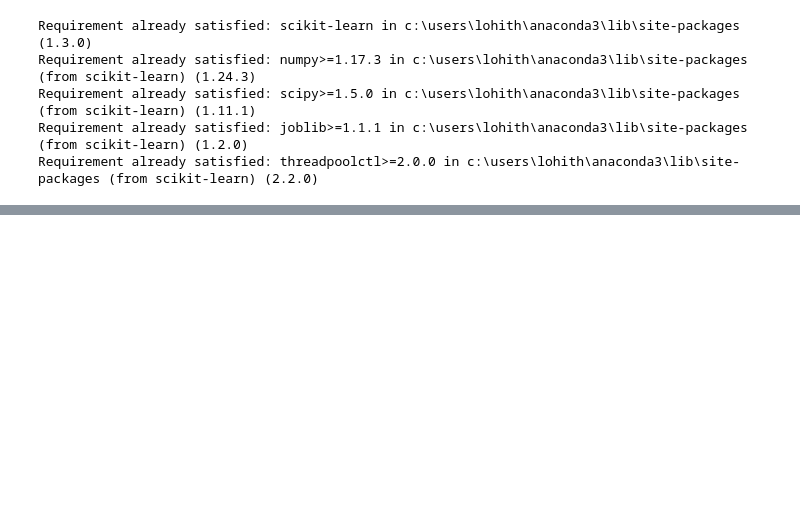
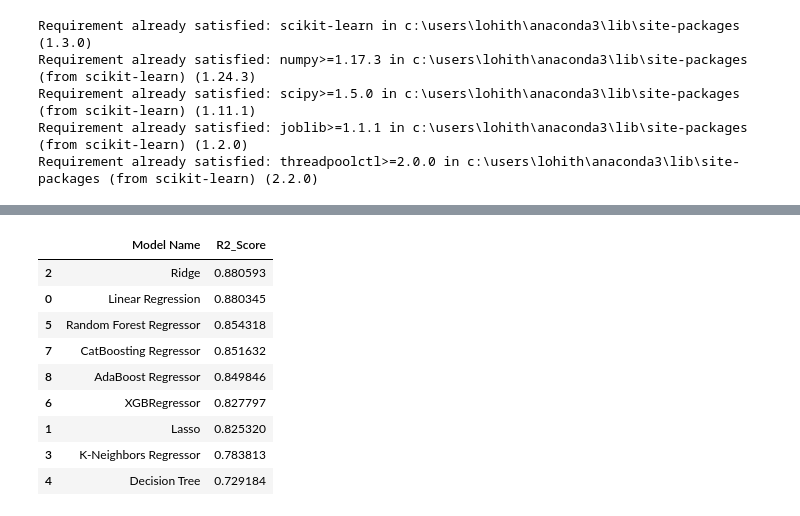
Before and after one commit to lohith-89/ml, a Jupyter notebook: notebook/Model Training.ipynb, the cells around one changed output, grey strips where cells are left out. Cells and saved outputs as stored; diff of their text form; code cells hidden in the pictures; blank space fills up the shorter version.

```diff
--- a/notebook/Model Training.ipynb
+++ b/notebook/Model Training.ipynb
@@ -28,0 +177,13 @@ ModuleNotFoundError: No module named 'sklearn'
+# %%
+pd.DataFrame(list(zip(model_list, r2_list)), columns=['Model Name', 'R2_Score']).sort_values(by=["R2_Score"],ascending=False)
+# %% [output]
+|  | Model Name | R2_Score |
+| 2 | Ridge | 0.880593 |
+| 0 | Linear Regression | 0.880345 |
+| 5 | Random Forest Regressor | 0.854318 |
+| 7 | CatBoosting Regressor | 0.851632 |
+| 8 | AdaBoost Regressor | 0.849846 |
+| 6 | XGBRegressor | 0.827797 |
+| 1 | Lasso | 0.825320 |
+| 3 | K-Neighbors Regressor | 0.783813 |
+| 4 | Decision Tree | 0.729184 |
```
Also changed, not shown: parts of 12 cells of this notebook, 1 other file.
